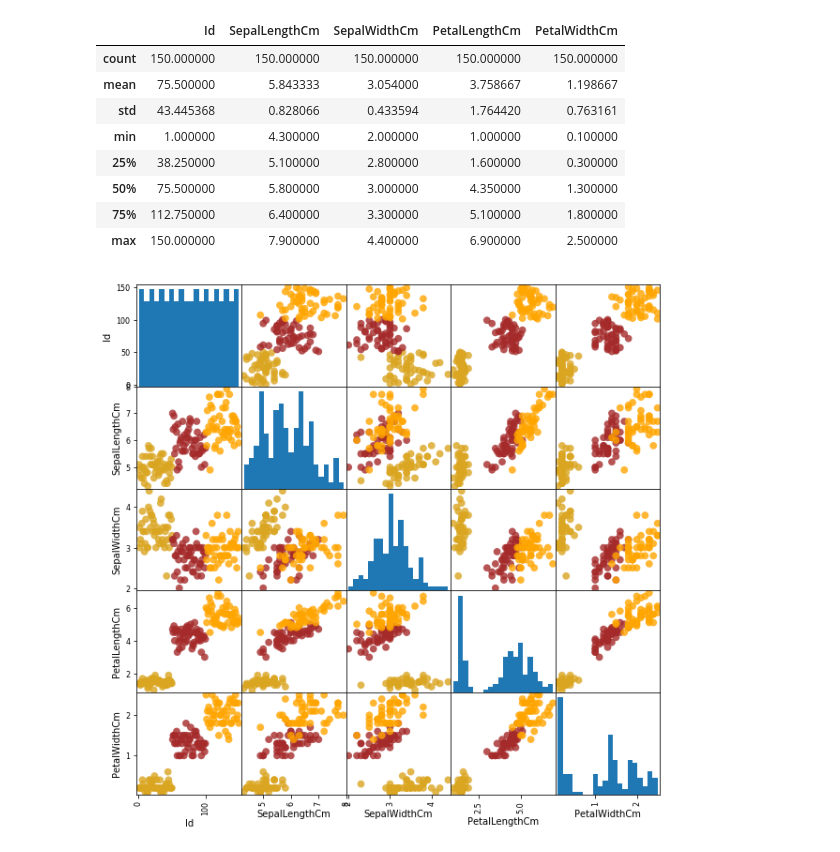
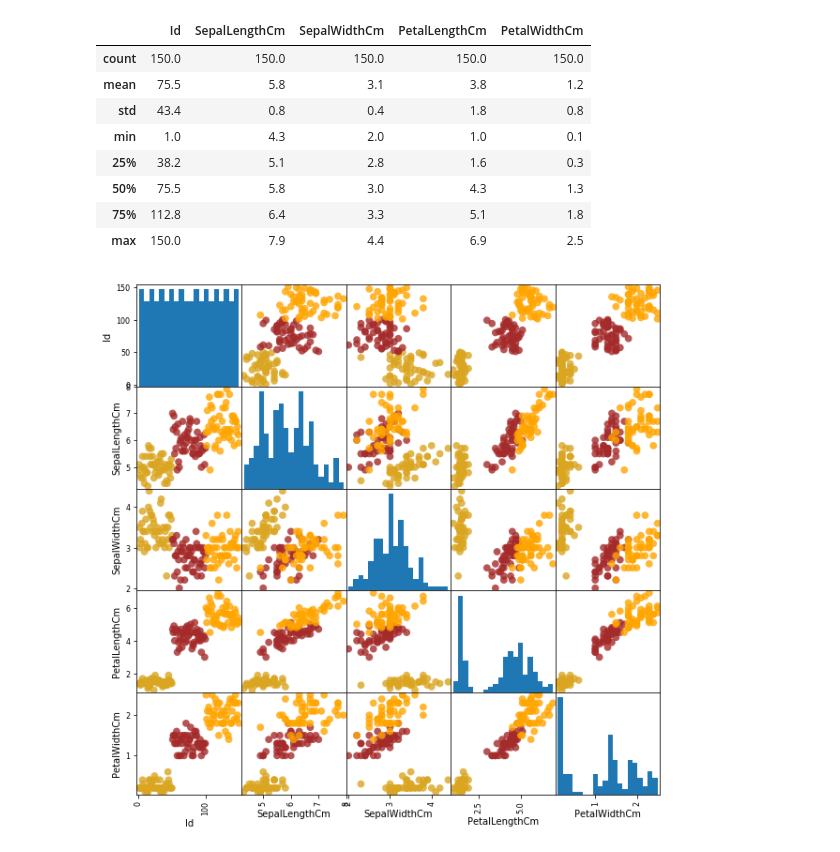
Before and after one commit to sadiqhuq/AI-ML-DL, a Jupyter notebook: snack/linearRegression.ipynb, the cells around one changed output. Drawn from its saved outputs; the diff is of its cells as text; code cells hidden in the pictures.

```diff
--- a/snack/linearRegression.ipynb
+++ b/snack/linearRegression.ipynb
@@ -24,41 +24,42 @@ Goal: minmize J(thet_0, Theta_1)
 
 Method 1: Least Squares Fit
 Method 2: Batch Gradient
 
 """
 
 import numpy as np
 import pandas as pd
 import matplotlib
 import matplotlib.pyplot as plt
 
 filename = '../input/Iris.csv'
 
 df       = pd.read_csv(filename,sep=',')
 
 # Attribute Information:
 # 0. Id
 # 1. sepal length in cm
 # 2. sepal width in cm
 # 3. petal length in cm
 # 4. petal width in cm
 # 5. class:
 #    0 - Iris Setosa
 #    1 - Iris Versicolour
 #    2 - Iris Virginica
 
 # statistical summary of the Iris dataset
+pd.set_option('float_format', '{:.1f}'.format)
 df.describe()
 # %% [output]
 |  | Id | SepalLengthCm | SepalWidthCm | PetalLengthCm | PetalWidthCm |
-| count | 150.000000 | 150.000000 | 150.000000 | 150.000000 | 150.000000 |
-| mean | 75.500000 | 5.843333 | 3.054000 | 3.758667 | 1.198667 |
-| std | 43.445368 | 0.828066 | 0.433594 | 1.764420 | 0.763161 |
-| min | 1.000000 | 4.300000 | 2.000000 | 1.000000 | 0.100000 |
-| 25% | 38.250000 | 5.100000 | 2.800000 | 1.600000 | 0.300000 |
-| 50% | 75.500000 | 5.800000 | 3.000000 | 4.350000 | 1.300000 |
-| 75% | 112.750000 | 6.400000 | 3.300000 | 5.100000 | 1.800000 |
-| max | 150.000000 | 7.900000 | 4.400000 | 6.900000 | 2.500000 |
+| count | 150.0 | 150.0 | 150.0 | 150.0 | 150.0 |
+| mean | 75.5 | 5.8 | 3.1 | 3.8 | 1.2 |
+| std | 43.4 | 0.8 | 0.4 | 1.8 | 0.8 |
+| min | 1.0 | 4.3 | 2.0 | 1.0 | 0.1 |
+| 25% | 38.2 | 5.1 | 2.8 | 1.6 | 0.3 |
+| 50% | 75.5 | 5.8 | 3.0 | 4.3 | 1.3 |
+| 75% | 112.8 | 6.4 | 3.3 | 5.1 | 1.8 |
+| max | 150.0 | 7.9 | 4.4 | 6.9 | 2.5 |
 # %%
 # Visually Explore the Data
 
```
Also changed, not shown: parts of 4 cells of this notebook.
